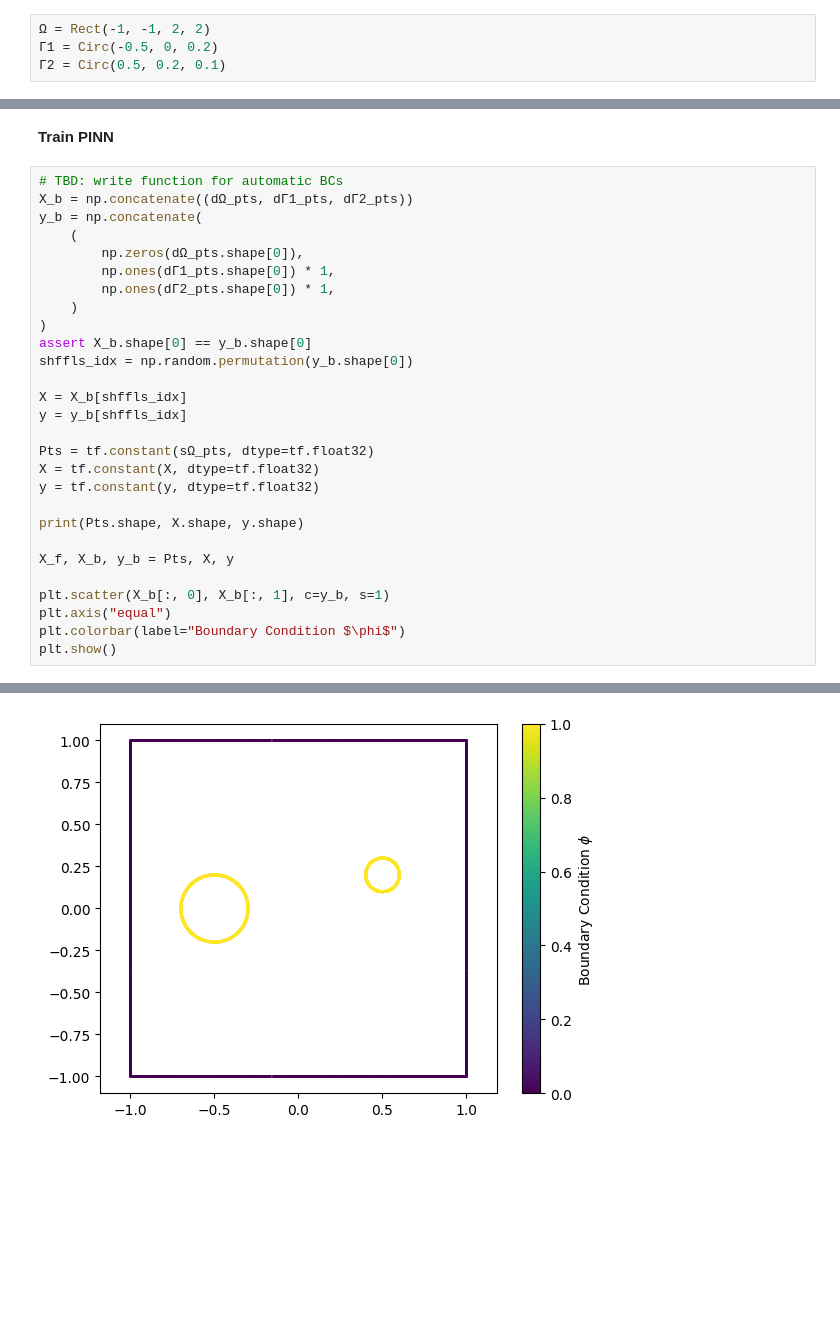
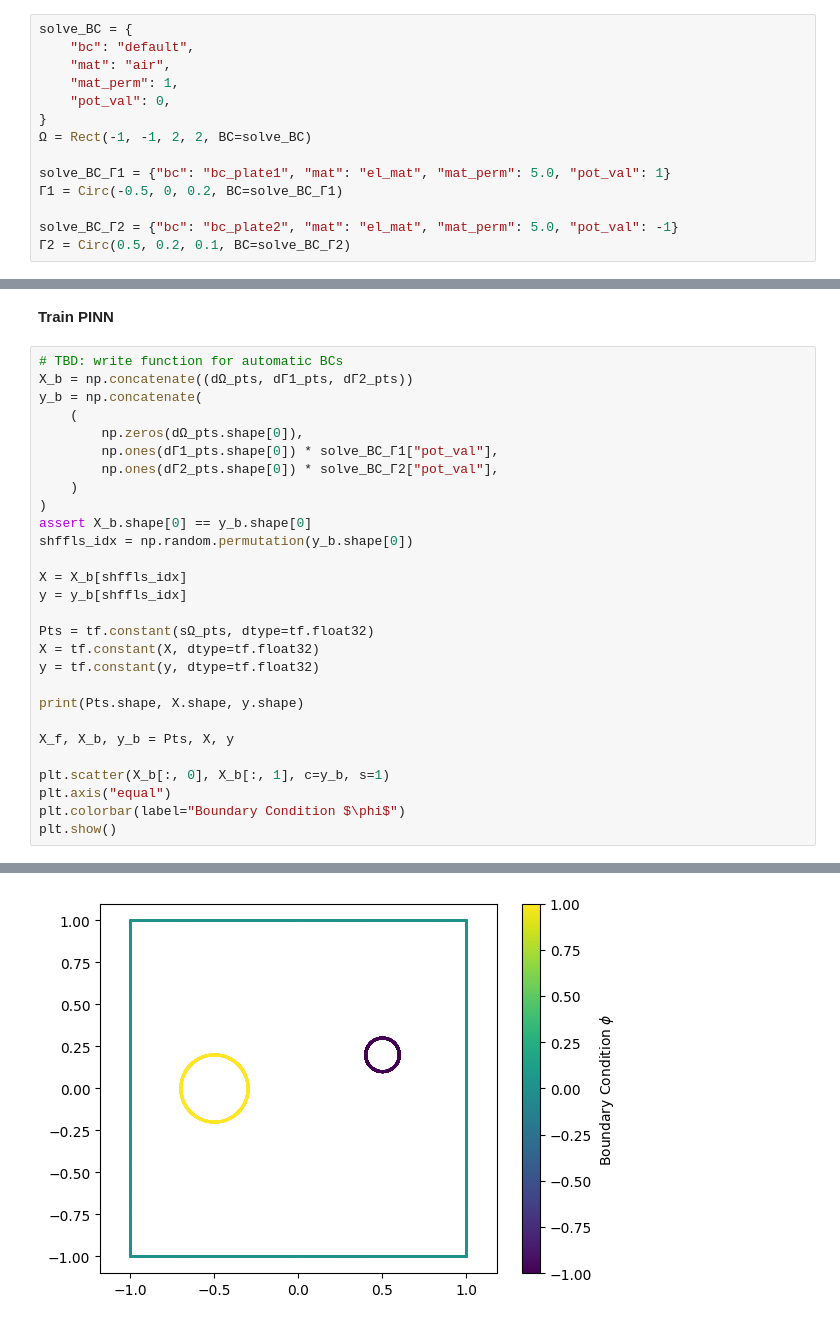
Before and after one commit to EITLabworks/PINNs-EIT, a Jupyter notebook: 2d_electode_circ_circ.ipynb, the cells around one changed output, grey strips where cells are left out. Drawn from its saved outputs; the diff is of its cells as text; blank space fills up the shorter version.

```diff
--- a/2d_electode_circ_circ.ipynb
+++ b/2d_electode_circ_circ.ipynb
@@ -10,7 +24,17 @@ os.environ["CUDA_VISIBLE_DEVICES"] = "0,1"
 # %%
-Ω = Rect(-1, -1, 2, 2)
-Γ1 = Circ(-0.5, 0, 0.2)
-Γ2 = Circ(0.5, 0.2, 0.1)
+solve_BC = {
+    "bc": "default",
+    "mat": "air",
+    "mat_perm": 1,
+    "pot_val": 0,
+}
+Ω = Rect(-1, -1, 2, 2, BC=solve_BC)
+
+solve_BC_Γ1 = {"bc": "bc_plate1", "mat": "el_mat", "mat_perm": 5.0, "pot_val": 1}
+Γ1 = Circ(-0.5, 0, 0.2, BC=solve_BC_Γ1)
+
+solve_BC_Γ2 = {"bc": "bc_plate2", "mat": "el_mat", "mat_perm": 5.0, "pot_val": -1}
+Γ2 = Circ(0.5, 0.2, 0.1, BC=solve_BC_Γ2)
 # %%
 plot_geo([Ω, Γ1, Γ2])
 # %% [output]
@@ -49,8 +73,8 @@ X_b = np.concatenate((dΩ_pts, dΓ1_pts, dΓ2_pts))
 y_b = np.concatenate(
     (
         np.zeros(dΩ_pts.shape[0]),
-        np.ones(dΓ1_pts.shape[0]) * 1,
-        np.ones(dΓ2_pts.shape[0]) * 1,
+        np.ones(dΓ1_pts.shape[0]) * solve_BC_Γ1["pot_val"],
+        np.ones(dΓ2_pts.shape[0]) * solve_BC_Γ2["pot_val"],
     )
 )
 assert X_b.shape[0] == y_b.shape[0]
@@ -76,4 +102,4 @@ plt.show()
-[figure, old version]
+[figure, new version]
 # %%
 class PINN(tf.keras.Model):
     def __init__(self, layers):
```
Also changed, not shown: parts of 13 cells of this notebook, 13 other files.
